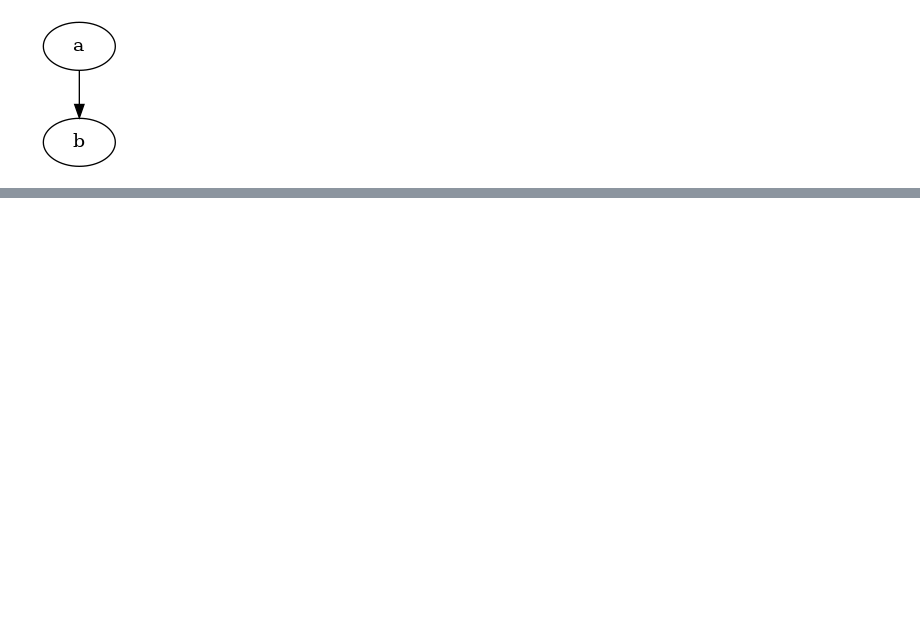
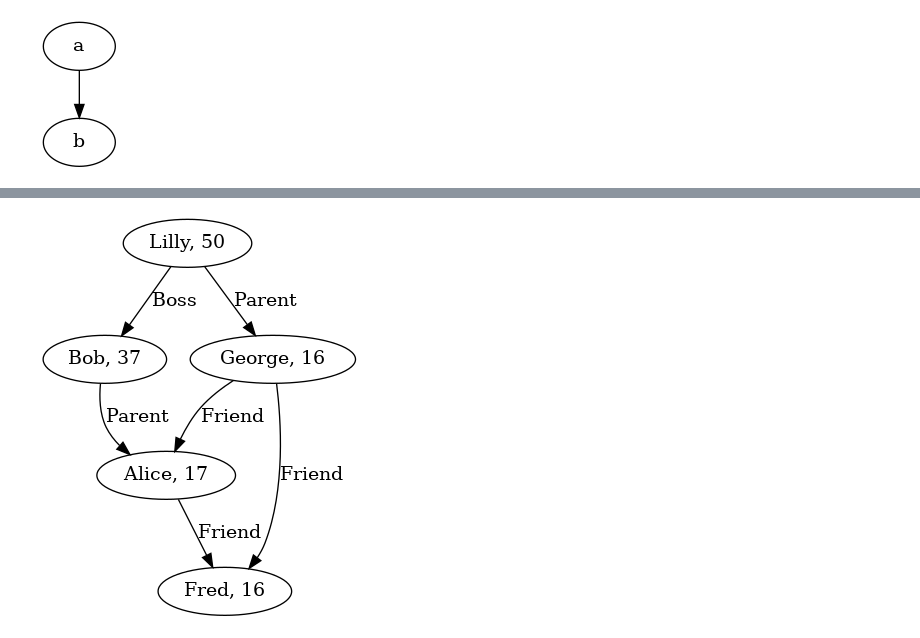
Before and after one commit to timthelion/rust-jupyter, a Jupyter notebook: walk-trees-part2-walks.ipynb, the cells around one changed output, grey strips where cells are left out. Cells and saved outputs as stored; diff of their text form; code cells hidden in the pictures; blank space fills up the shorter version.

```diff
--- a/walk-trees-part2-walks.ipynb
+++ b/walk-trees-part2-walks.ipynb
@@ -56,0 +82,7 @@ ex2(&dwc);
+# %%
+{
+    let g = social();
+    draw_graph(&g);
+}
+# %% [output]
+[figure, added]
```
Also changed, not shown: parts of 13 cells of this notebook, 1 other file.
